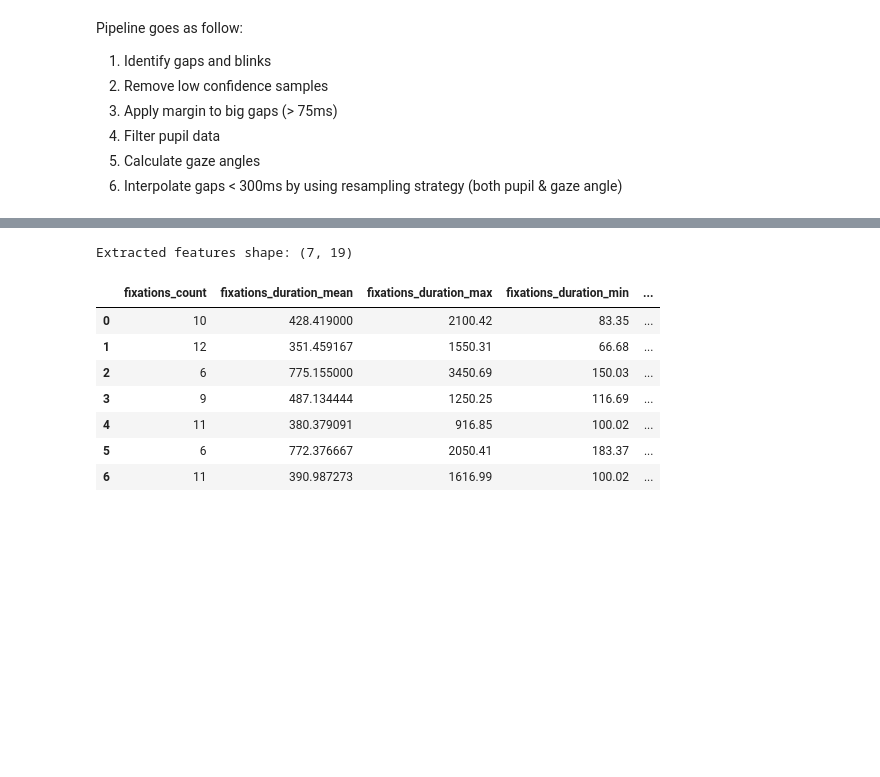
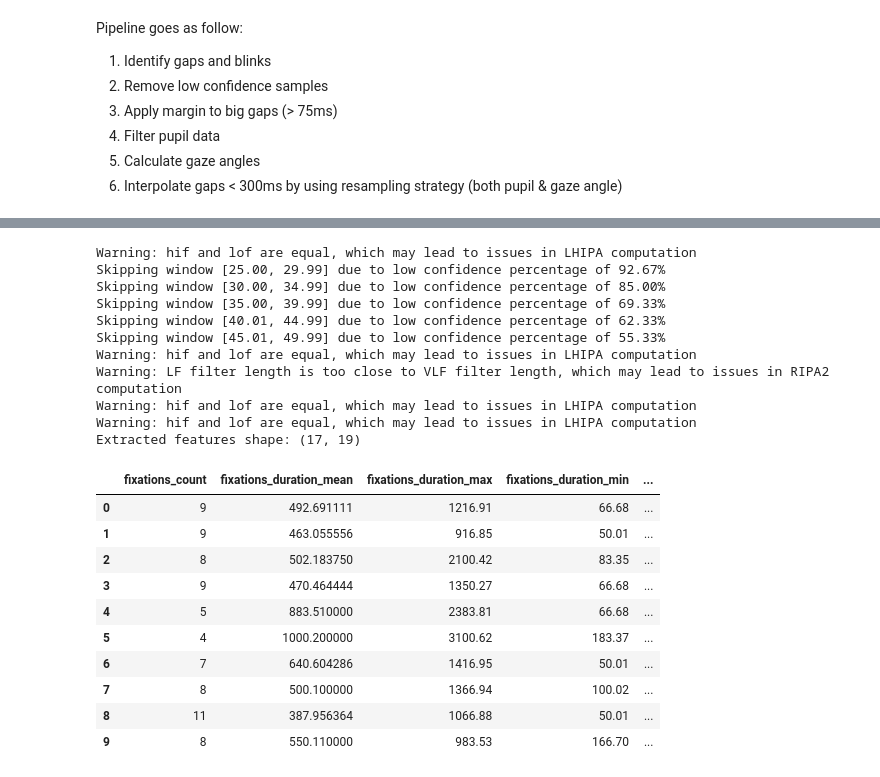
Before and after one commit to Alex0021/thesis-adaptive-swarm-interfaces, a Jupyter notebook: research/cognitive_load_models/notebooks/02_preprocessing_pipeline.ipynb, the cells around one changed output, grey strips where cells are left out. Saved outputs shown, nothing was run; the diff lists cells and outputs as text; code cells hidden in the pictures; blank space fills up the shorter version.

Commit message:
Made some progress on the filtering of the data, but still not achieving good accuracy

```diff
--- a/research/cognitive_load_models/notebooks/02_preprocessing_pipeline.ipynb
+++ b/research/cognitive_load_models/notebooks/02_preprocessing_pipeline.ipynb
@@ -16,7 +16,7 @@ from importlib import reload
 reload(cwi)
 reload(cwpre)
 COLET_DATASET_DIR = Path(cwpre.__file__).parents[2] / "datasets" / "COLET_CSV"
-PARTICIPANTS = [1]
+PARTICIPANTS = [21]
 EXPERIMENTS = [1,2,3,4]
 # %%
 # Load the dataset
@@ -52,14 +57,15 @@ Extract a proper window for analysis. Also validates invididual methods used for
 Thus, inference could be done on a *per second* basis, giving overlapping windows of N~448 samples
 # %%
 N = 300 # Number of samples in the window
-offset = 0 # Offset in # samples for the start of the window
+offset = 6*300 # Offset in # samples for the start of the window
 fs = 60
-SUBJECT_ID = 1
+SUBJECT_ID = 21
 TASK_ID = 4
 
 subject_df = eye_df[(eye_df["subject_id"] == SUBJECT_ID) & (eye_df["task_id"] == TASK_ID)].reset_index(drop=True)
 print("Extracting a window of {} samples which corresponds to {:.2f} seconds".format(N, N/fs))
-window_df = subject_df.iloc[offset:offset+N].copy()
+# window_df = subject_df.iloc[offset:offset+N].copy()
+window_df = subject_df.copy()
 
 window_df.head()
 # %% [output]
@@ -221,38 +255,56 @@ Will mark 0 short fixations as saccades
 import cognitive_models.preprocessing as cwpre
 import cognitive_models.features as cwfeat
 reload(cwpupil)
 reload(cwgaze)
 reload(cwpre)
 reload(cwfeat)
 
 feature_rows = []
 for t in range(N, len(subject_df), 300):
     window_df = subject_df.iloc[t-N:t].reset_index(drop=True)
     window_preprocess_df, window_gaze_df, window_pupil_df, window_gaps_df = cwpre.preprocess_colet_data(window_df, verbose=False)
+    if window_preprocess_df['low_confidence_percentage'].iloc[0] > 30:
+        t_start = window_preprocess_df['timestamp_sec'].min()
+        t_end = window_preprocess_df['timestamp_sec'].max()
+        print(f"Skipping window [{t_start:.2f}, {t_end:.2f}] due to low confidence percentage of {window_preprocess_df['low_confidence_percentage'].iloc[0]:.2f}%")
+        continue
 
     # Extract features
     features_dict = cwfeat.extract_window_features(
         window_preprocess_df,
         window_gaze_df,
         window_pupil_df,
         window_gaps_df,
         ivt_threshold=45,
         min_fixation_duration=55,
         verbose=False
     )
 
     feature_rows.append(features_dict)
 
 features_df = pd.DataFrame(feature_rows)
 print("Extracted features shape:", features_df.shape)
 features_df.head(10)
 # %% [output]
-Extracted features shape: (7, 19)
+Warning: hif and lof are equal, which may lead to issues in LHIPA computation
+Skipping window [25.00, 29.99] due to low confidence percentage of 92.67%
+Skipping window [30.00, 34.99] due to low confidence percentage of 85.00%
+Skipping window [35.00, 39.99] due to low confidence percentage of 69.33%
+Skipping window [40.01, 44.99] due to low confidence percentage of 62.33%
+Skipping window [45.01, 49.99] due to low confidence percentage of 55.33%
+Warning: hif and lof are equal, which may lead to issues in LHIPA computation
+Warning: LF filter length is too close to VLF filter length, which may lead to issues in RIPA2 computation
+Warning: hif and lof are equal, which may lead to issues in LHIPA computation
+Warning: hif and lof are equal, which may lead to issues in LHIPA computation
+Extracted features shape: (17, 19)
 |  | fixations_count | fixations_duration_mean | fixations_duration_max | fixations_duration_min | ... |
-| 0 | 10 | 428.419000 | 2100.42 | 83.35 | ... |
-| 1 | 12 | 351.459167 | 1550.31 | 66.68 | ... |
-| 2 | 6 | 775.155000 | 3450.69 | 150.03 | ... |
-| 3 | 9 | 487.134444 | 1250.25 | 116.69 | ... |
-| 4 | 11 | 380.379091 | 916.85 | 100.02 | ... |
-| 5 | 6 | 772.376667 | 2050.41 | 183.37 | ... |
-| 6 | 11 | 390.987273 | 1616.99 | 100.02 | ... |
+| 0 | 9 | 492.691111 | 1216.91 | 66.68 | ... |
+| 1 | 9 | 463.055556 | 916.85 | 50.01 | ... |
+| 2 | 8 | 502.183750 | 2100.42 | 83.35 | ... |
+| 3 | 9 | 470.464444 | 1350.27 | 66.68 | ... |
+| 4 | 5 | 883.510000 | 2383.81 | 66.68 | ... |
+| 5 | 4 | 1000.200000 | 3100.62 | 183.37 | ... |
+| 6 | 7 | 640.604286 | 1416.95 | 50.01 | ... |
+| 7 | 8 | 500.100000 | 1366.94 | 100.02 | ... |
+| 8 | 11 | 387.956364 | 1066.88 | 50.01 | ... |
+| 9 | 8 | 550.110000 | 983.53 | 166.70 | ... |
```
Also changed, not shown: parts of 7 cells of this notebook, 4 other files.
